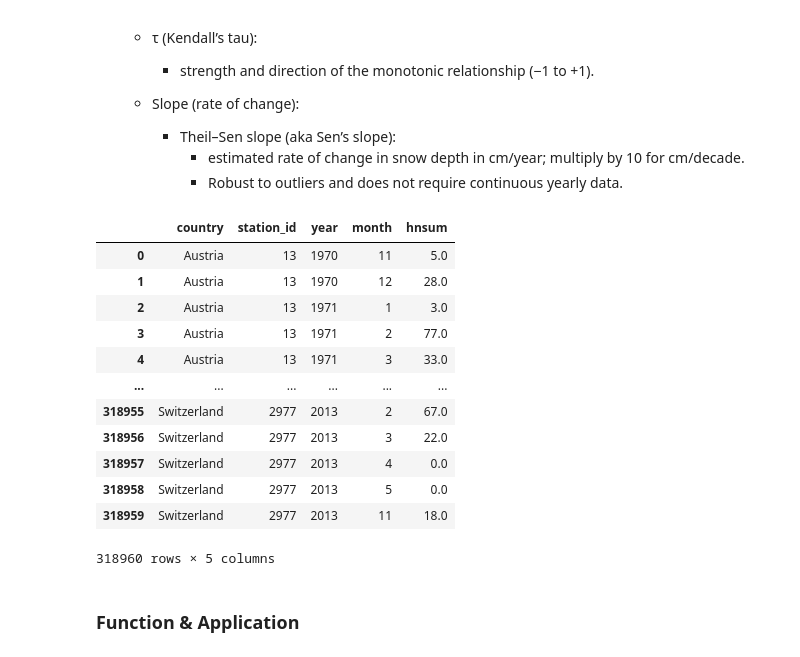
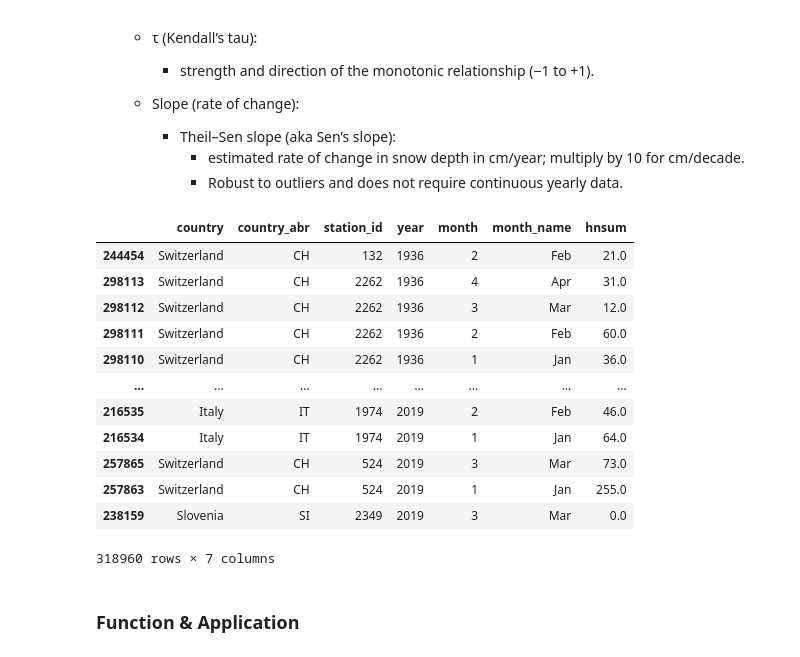
Before and after one commit to Mitch-P-Analyst/Europe_Snowpack_Depths, a Jupyter notebook: Notebooks/03_Statistical_Testing.ipynb, the cells around one changed output. Cells and saved outputs as stored; diff of their text form; code cells hidden in the pictures.

```diff
--- a/Notebooks/03_Statistical_Testing.ipynb
+++ b/Notebooks/03_Statistical_Testing.ipynb
@@ -63,0 +61,12 @@ snow_recordings.head(2)
+# %%
+# Assign text labels for country months
+from Scripts.functions import get_month_name # Custom Function
+
+snow_recordings['month_name'] = snow_recordings['month'].apply(get_month_name)
+
+# Assign Country Abreviation
+from Scripts.functions import get_country_abr # Custom Function
+
+snow_recordings['country_abr'] = snow_recordings['country'].apply(get_country_abr)
+
+snow_recordings.head(2)
@@ -86,24 +99,24 @@ A series of Mann_Kendall statistical tests to analyze the changing rate of avera
 # %%
 # Create Dataframe of snow recordings per month
 monthly = (snow_recordings
-           .groupby(['country','station_id','year','month'], as_index=False)
+           .groupby(['country', 'country_abr','station_id','year','month','month_name'], as_index=False)
            .agg(hnsum=('hnsum','mean')))
 
-monthly
+monthly.sort_values('year')
 # %% [output]
-|  | country | station_id | year | month | hnsum |
-| 0 | Austria | 13 | 1970 | 11 | 5.0 |
-| 1 | Austria | 13 | 1970 | 12 | 28.0 |
-| 2 | Austria | 13 | 1971 | 1 | 3.0 |
-| 3 | Austria | 13 | 1971 | 2 | 77.0 |
-| 4 | Austria | 13 | 1971 | 3 | 33.0 |
-| ... | ... | ... | ... | ... | ... |
-| 318955 | Switzerland | 2977 | 2013 | 2 | 67.0 |
-| 318956 | Switzerland | 2977 | 2013 | 3 | 22.0 |
-| 318957 | Switzerland | 2977 | 2013 | 4 | 0.0 |
-| 318958 | Switzerland | 2977 | 2013 | 5 | 0.0 |
-| 318959 | Switzerland | 2977 | 2013 | 11 | 18.0 |
+|  | country | country_abr | station_id | year | month | month_name | hnsum |
+| 244454 | Switzerland | CH | 132 | 1936 | 2 | Feb | 21.0 |
+| 298113 | Switzerland | CH | 2262 | 1936 | 4 | Apr | 31.0 |
+| 298112 | Switzerland | CH | 2262 | 1936 | 3 | Mar | 12.0 |
+| 298111 | Switzerland | CH | 2262 | 1936 | 2 | Feb | 60.0 |
+| 298110 | Switzerland | CH | 2262 | 1936 | 1 | Jan | 36.0 |
+| ... | ... | ... | ... | ... | ... | ... | ... |
+| 216535 | Italy | IT | 1974 | 2019 | 2 | Feb | 46.0 |
+| 216534 | Italy | IT | 1974 | 2019 | 1 | Jan | 64.0 |
+| 257865 | Switzerland | CH | 524 | 2019 | 3 | Mar | 73.0 |
+| 257863 | Switzerland | CH | 524 | 2019 | 1 | Jan | 255.0 |
+| 238159 | Slovenia | SI | 2349 | 2019 | 3 | Mar | 0.0 |
-318960 rows × 5 columns
+318960 rows × 7 columns
 # %% [markdown]
 ### Function & Application
 # %%
```
Also changed, not shown: parts of 13 cells of this notebook, 17 other files.
